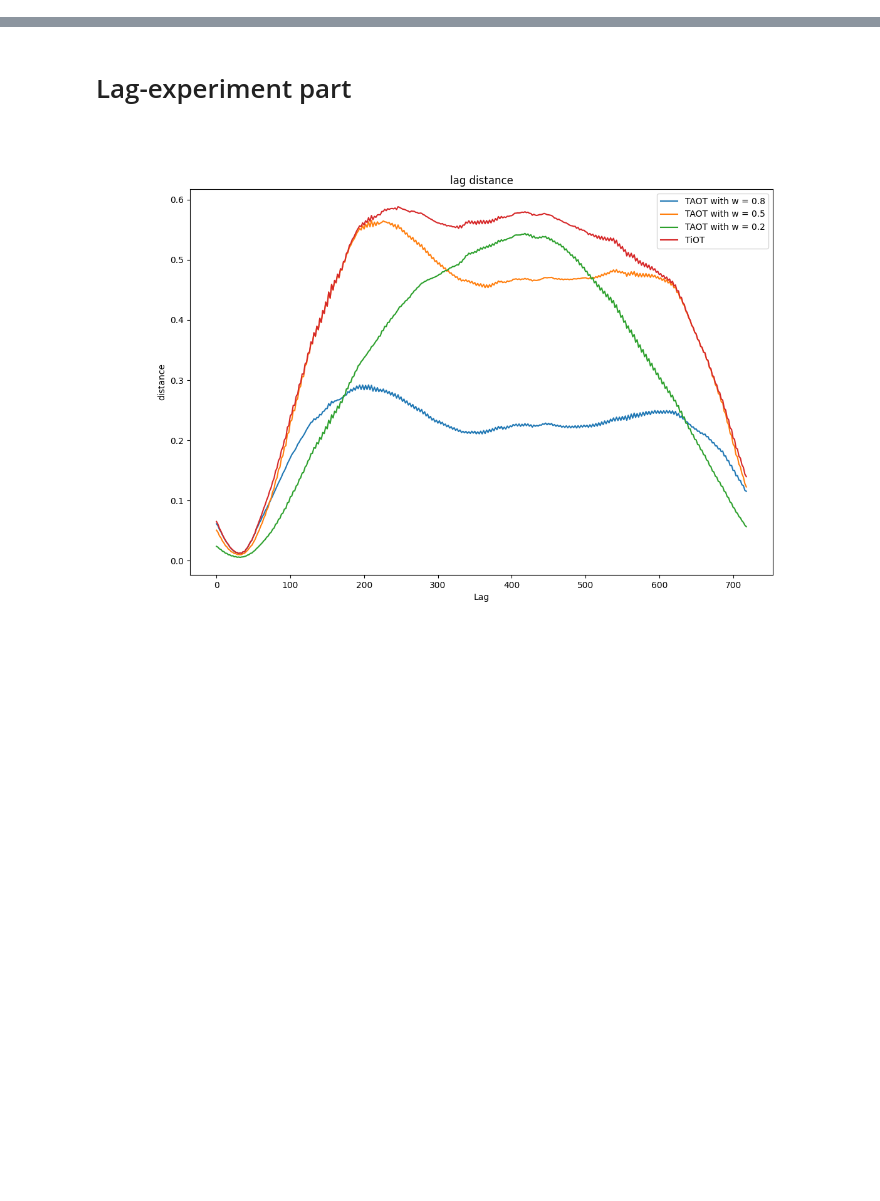
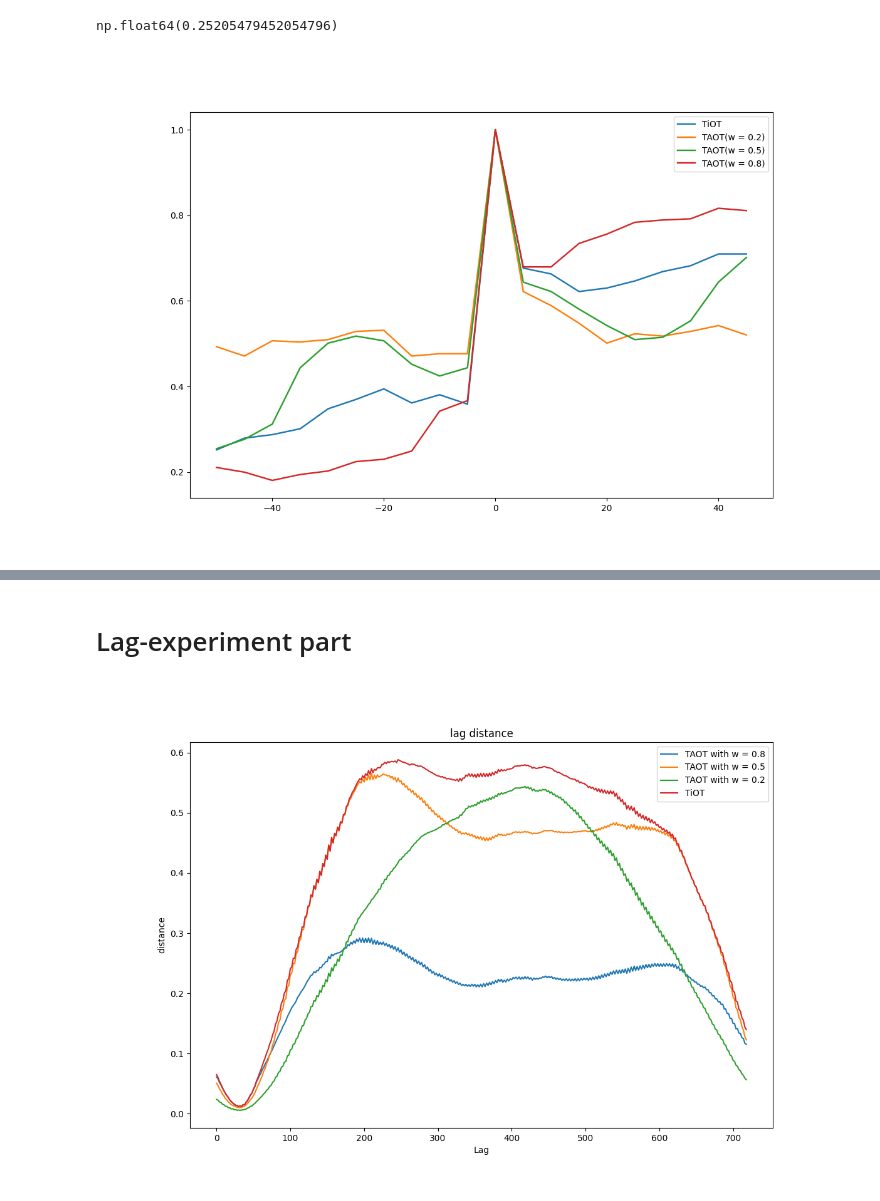
Before and after one commit to Thai-npd/TiOT-code, a Jupyter notebook: TiOT_lag.ipynb, the cells around one changed output, grey strips where cells are left out. Cells and saved outputs as stored; diff of their text form; code cells hidden in the pictures; blank space fills up the shorter version.

```diff
--- a/TiOT_lag.ipynb
+++ b/TiOT_lag.ipynb
@@ -18,3 +18,15 @@ df['date'] = pd.to_datetime(df['date'])
 
 # Set the date as the index if needed (optional)
 df.set_index('date', inplace=True)
+# %%
+lags = range(-365, 365, 2)
+length = 365
+start = 365
+w_list = [0.2, 0.5, 0.8]
+metric_names = ['TiOT'] + [f"TAOT(w = {w})" for w in w_list]
+results = {**{'lag' : lags}, **{name: [] for name in metric_names}}
+for lag in lags:
+    results['TiOT'].append(np.sum(np.tril(TiOT_lib.TiOT(df['meantemp'].iloc[start:start + length].to_list(), df['meantemp'].iloc[start + lag:start + lag+length].to_list(), detail_mode = True)[1])))
+    for w in w_list:
+        results[f'TAOT(w = {w})'].append(np.sum(np.tril(TiOT_lib.TAOT(df['meantemp'].iloc[start:start + length].to_list(), df['meantemp'].iloc[start + lag:start + lag+length].to_list(), w=w)[1])))
+    print(f'---> Done lag = {lag}')
@@ -20,0 +51,16 @@ df.set_index('date', inplace=True)
+# %%
+for name in metric_names:
+    for i in range(len(results[name])):
+        results[name][i] = np.sum(results[name][i])
+# %%
+results['TiOT'][0]
+# %% [output]
+np.float64(0.25205479452054796)
+# %%
+plt.figure(figsize=(12,8))
+for name in metric_names:
+    plt.plot(lags, results[name], label = name, linewidth=1.75)
+plt.legend()
+plt.show()
+# %% [output]
+[figure, added]
```
Also changed, not shown: parts of 2 cells of this notebook, 2 other files.
